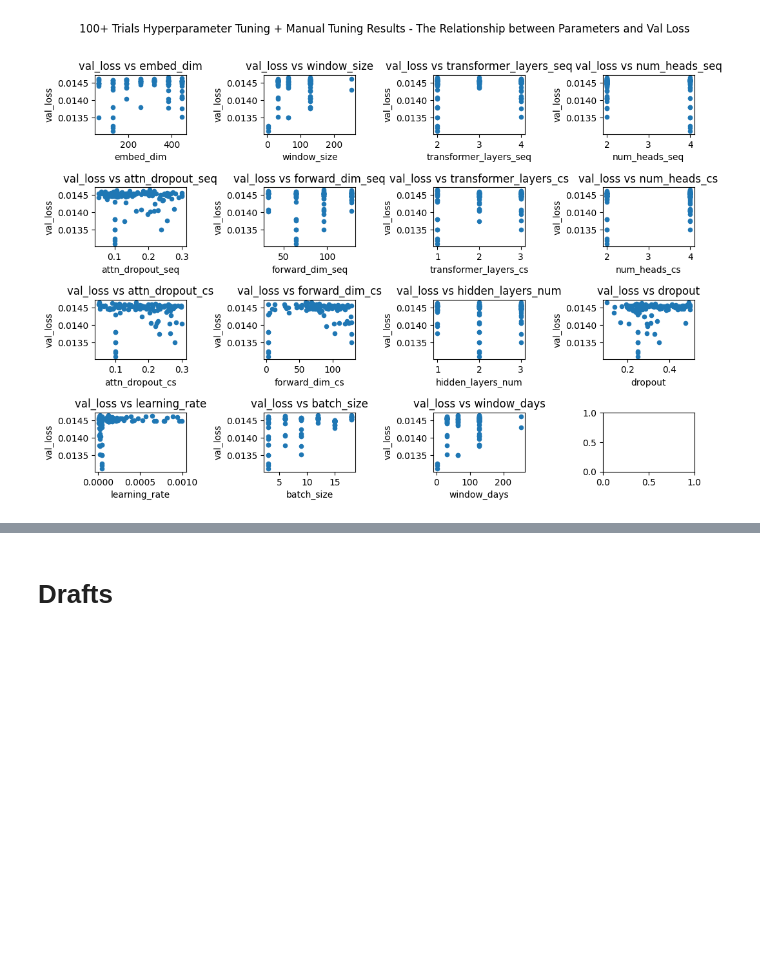
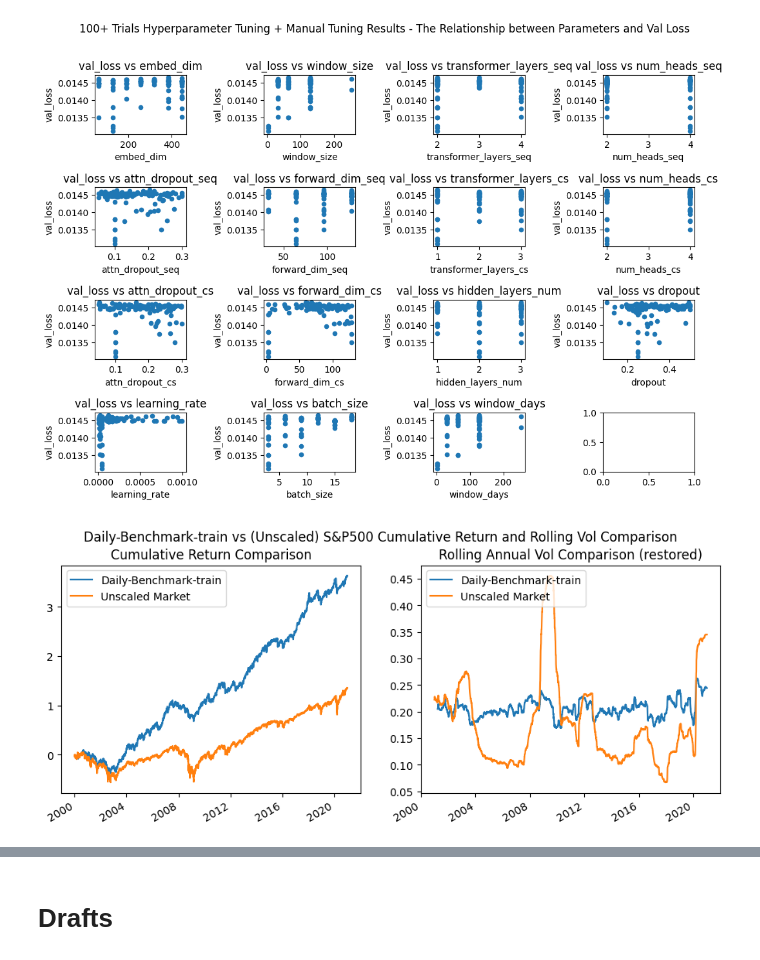
Before and after one commit to IreneNS/Datasci210-capstone, a Jupyter notebook: analysis-individual/IN/ds210_ml_portf_benchmark_model_sm_4.ipynb, the cells around one changed output, grey strips where cells are left out. Saved outputs shown, nothing was run; the diff lists cells and outputs as text; code cells hidden in the pictures; blank space fills up the shorter version.

```diff
--- a/analysis-individual/IN/ds210_ml_portf_benchmark_model_sm_4.ipynb
+++ b/analysis-individual/IN/ds210_ml_portf_benchmark_model_sm_4.ipynb
@@ -176,6 +186,7 @@ def portfolio_performance(input_df, weight_df, portf_name, rebal_freq, mkt_df,
     portf_mkt_rtn.cumsum().plot(ax=ax1[0])
     ax1[0].set_title(f'Cumulative Return Comparison')
     ax1[0].legend(loc='upper left')
+    ax1[0].set_ylabel('Cumulative Return')
     # plt.legend()
     # plt.show()
 
@@ -189,6 +200,7 @@ def portfolio_performance(input_df, weight_df, portf_name, rebal_freq, mkt_df,
         ax=ax1[1],
         title='Rolling Annual Vol Comparison')
         ax1[1].legend(loc='upper left')
+    ax1[1].set_ylabel('Rolling Annual Vol')
 
     fig1.suptitle(f'{portf_name} vs (Unscaled) S&P500 Cumulative Return and Rolling Vol Comparison')
     plt.subplots_adjust(top=0.85, bottom=0.01, wspace=0.2)
@@ -1739,3 +1753,32 @@ with open(f'{data_directory}/top_200_ticker_l.pkl', 'wb') as f:
 
 with open(f'{data_directory}/top_300_ticker_l.pkl', 'wb') as f:
     pickle.dump(top_300_ticker_l, f)
+# %%
+# checking loading figures
+axes = fig_perf_train.gca()
+axes.set_title('Modified Title')
+fig_perf_train
+
+try_file_path = r'C:\Mine\U.S.-2019\NPB living - 2 - related\School-part time\Berkeley-202308\MIDS classes\210-Capstone\Project-related\code-IN\pres3_model_res\Try-for-figure/'
+
+bm_res_dic_comb_test = {
+    'portf_rtn':portf_rtn_comb,
+    'portf_mkt_rtn': portf_mkt_rtn_comb,
+    'stats_df': stats_df_comb,
+    'scaler_df': scaler_df_comb,
+    'fig_perf': fig_perf_train,
+    'scaled_weight_df': scaled_weight_df_comb
+}
+
+with open(try_file_path+'model_res_record.pkl', 'wb') as f:
+    pickle.dump(bm_res_dic_comb_test, f)
+# %%
+with open(try_file_path+'model_res_record.pkl', 'rb') as f:
+    bm_res_dic_comb_test_read = pickle.load(f)
+# %%
+fig_read = bm_res_dic_comb_test_read['fig_perf']
+axes = fig_read.gca()
+axes.set_title('Rolling Annual Vol Comparison (restored)')
+fig_read
+# %% [output]
+[figure, added]
```
Also changed, not shown: parts of 5 cells of this notebook, 1 other file.
